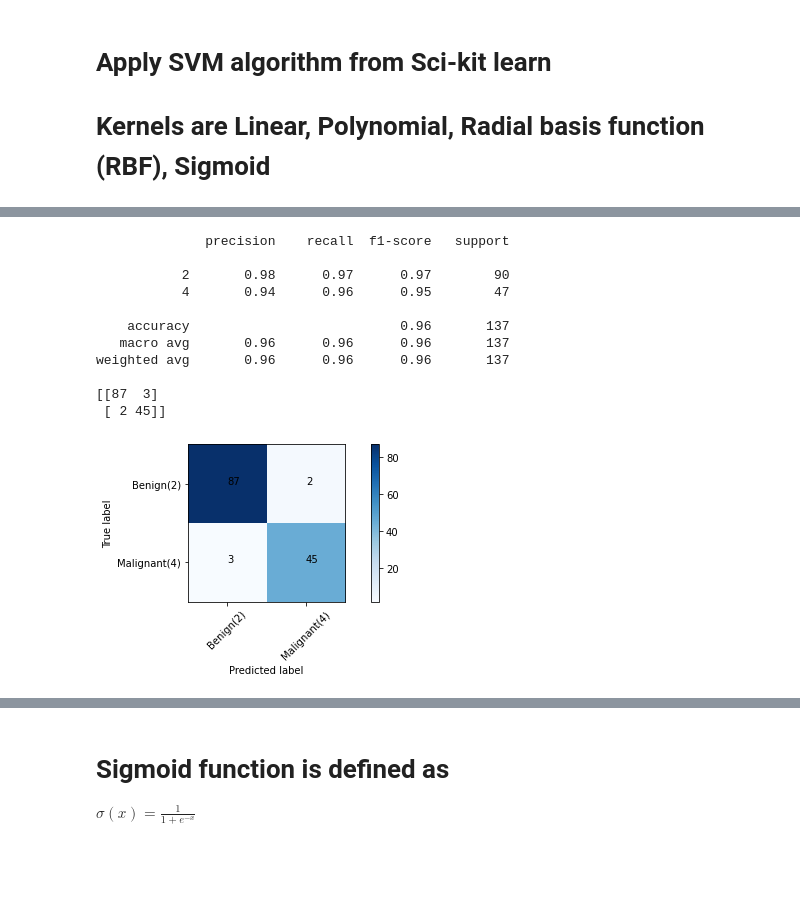
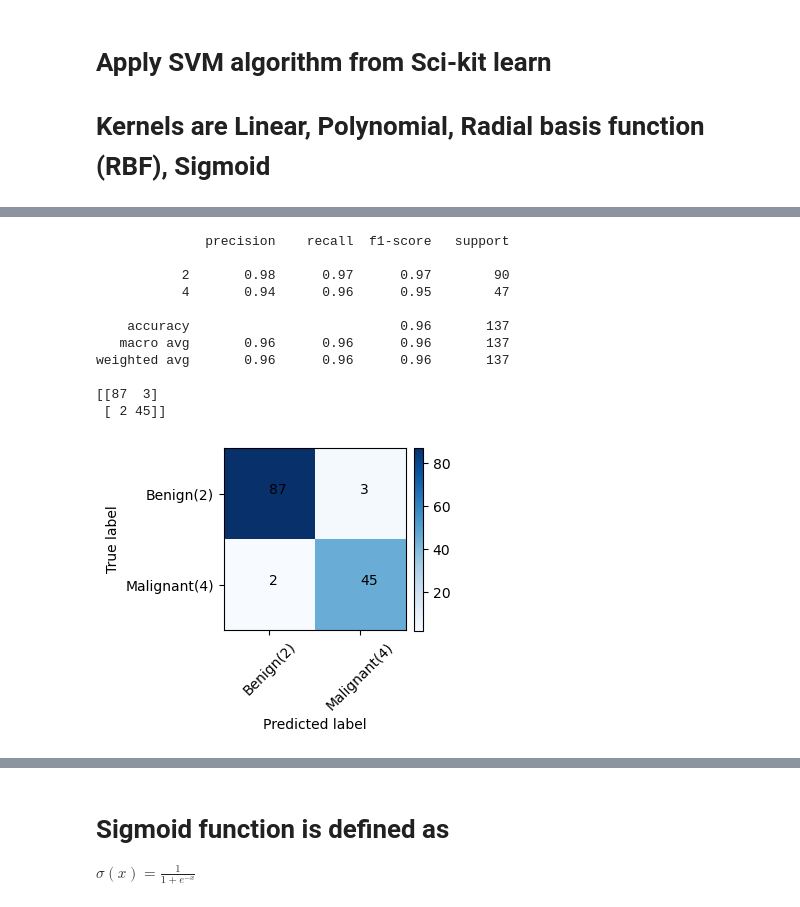
Before and after one commit to amitkr2410/MachineLearning, a Jupyter notebook: SupportVectorMachine/main_svm.ipynb, the cells around one changed output, grey strips where cells are left out. Saved outputs shown, nothing was run; the diff lists cells and outputs as text; code cells hidden in the pictures; blank space fills up the shorter version.

Commit message:
add train and test stages

```diff
--- a/SupportVectorMachine/main_svm.ipynb
+++ b/SupportVectorMachine/main_svm.ipynb
@@ -135,9 +137,11 @@ Text(0, 0.5, 'Uniformity of cell size malignant')
 #Identify unwanted rows
 #Columns 'BareNuc' is non-numerical data
 display(df.isnull().sum())
-df_new = df[ pd.to_numeric(df['BareNuc'], errors='coerce').notnull() ]
+df_new = df[ pd.to_numeric(df['BareNuc'], errors='coerce').notnull() ].copy()
 df_new['BareNuc'] = df_new['BareNuc'].astype('int')
 df_new.dtypes
+df_new = df_new.iloc[:,1:]
+df_new.describe()
 # %% [output]
 ID             0
 Clump          0
@@ -170,0 +183,7 @@ dtype: object
+# %%
+# Pearson correlation between variables including Y
+ColumnLabels = df_new.columns
+ColumnLabelsList =list(ColumnLabels)
+Pearson_matrix = df_new[ColumnLabelsList].corr()
+sb.heatmap( Pearson_matrix, cmap="PiYG",vmin=-1, vmax=1, annot=True, fmt=".1f")
+#list(ColumnLabels)
@@ -182,7 +235,7 @@ from sklearn.model_selection import train_test_split
 #Create training data set by converting pandas data frame into numpy arrary
 #which are input to SVM function
 #Select all columns except ID and class
-df_x = df_new.iloc[:,1:-1]
+df_x = df_new.iloc[:,0:-1]
 display(df_x.head())
 
 # independent variables as numpy array
@@ -200,6 +253,12 @@ y = np.asarray(df_new['Class'])
 X_train, X_test, y_train, y_test = train_test_split(X,y, test_size=0.2, random_state=4)
 display(X_train.shape)
 display(X_test.shape)
+print(type(df_x))
+print(type(df_new['Class']), '\n\n')
+print(type(X))
+print(type(y), '\n\n')
+print(type(X_train))
+print(type(y_test))
 # %% [output]
 |  | Clump | UnifSize | UnifShape | MargAdh | SingEpiSize | BareNuc | BlandChrom | NormNucl | Mit |
 | 0 | 5 | 1 | 1 | 1 | 2 | 1 | 3 | 1 | 1 |
@@ -228,8 +377,10 @@ y_predict_lin = classifier_lin.predict(X_test)
 # %%
 #define a function to plot 2x2 confusion matrix
 def plot_confusion_matrix(cnf_mat, LabelS, cmap=plt.cm.Blues):
-    plt.imshow(cnf_mat, interpolation='nearest', cmap=cmap)
-    plt.colorbar()
+    plt.figure(figsize=(3,3))
+    im = plt.imshow(cnf_mat, interpolation='nearest', cmap=cmap)
+    #plt.colorbar()
+    plt.colorbar(im,fraction=0.046, pad=0.04)
     plt.tight_layout()
     plt.ylabel('True label')
     plt.xlabel('Predicted label')
@@ -238,7 +389,7 @@ def plot_confusion_matrix(cnf_mat, LabelS, cmap=plt.cm.Blues):
     plt.yticks(tick_marks, LabelS)
     for i  in range(0,2):
         for j in range(0,2):
-            plt.text(i,j,cnf_mat[i][j])
+            plt.text(j,i,cnf_mat[i][j])
 
 #Retrive classification report and consfusion matrix
 from sklearn.metrics import classification_report, confusion_matrix
@@ -266,22 +417,23 @@ weighted avg       0.97      0.96      0.96       137
 # %%
 # Kernel function 'Polynomial'
 classifier_poly = svm.SVC(kernel='poly', degree=8)
 classifier_poly.fit(X_train, y_train)
 y_predict_poly = classifier_poly.predict(X_test)
 EvaluateModel(y_test, y_predict_poly)
+pickle.dump(classifier_poly, open('svc_poly.pickle','wb') )
 # %% [output]
               precision    recall  f1-score   support
 
            2       0.98      0.97      0.97        90
            4       0.94      0.96      0.95        47
 
     accuracy                           0.96       137
    macro avg       0.96      0.96      0.96       137
 weighted avg       0.96      0.96      0.96       137
 
 [[87  3]
  [ 2 45]]
-[figure, old version]
+[figure, new version]
 # %%
 # Kernel function 'rbf'
 classifier_rbf = svm.SVC(kernel='rbf', C=20, gamma='scale')  #gamma is 'scale'(default), 'auto', or float
```
Also changed, not shown: parts of 19 cells of this notebook, 16 other files.
